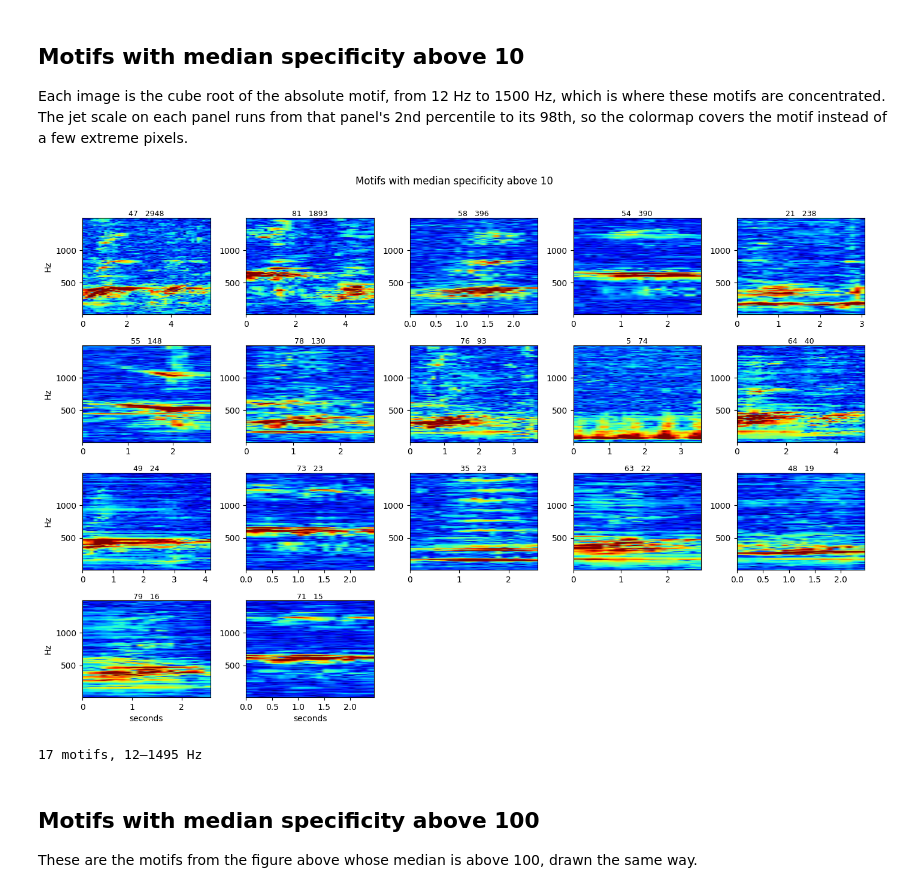
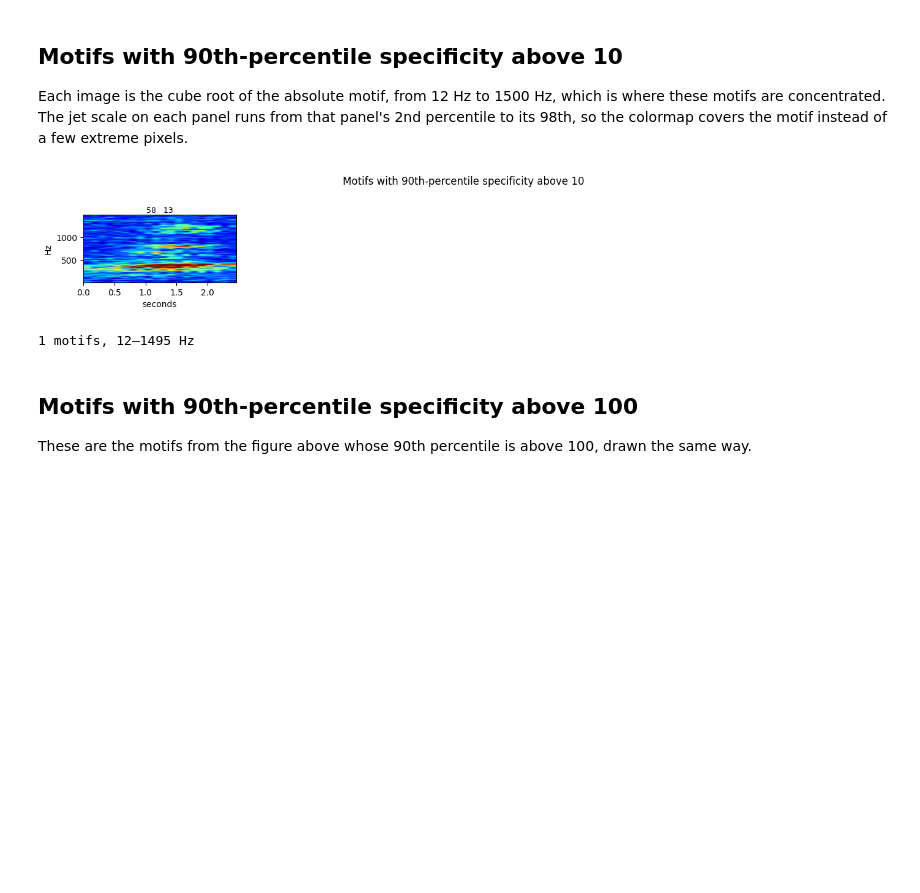
Before and after one commit to dotng14/panMP_whales, a Jupyter notebook: analysis/evaluation/dict276_specificity.ipynb, the cells around one changed output. Drawn from its saved outputs; the diff is of its cells as text; code cells hidden in the pictures; blank space fills up the shorter version.

```diff
--- a/analysis/evaluation/dict276_specificity.ipynb
+++ b/analysis/evaluation/dict276_specificity.ipynb
@@ -24,6 +24,7 @@ from analysis.evaluation.core import (
     _dot_products,
     _gaussian_smooth,
     _local_maxima,
+    _shift_scale_dots,
     _stitch,
     _whitened_dir,
 )
@@ -31,18 +32,18 @@ from analysis.GPL_Python.gpl_outputs import display_from_spwhiten
 from analysis.dict_learning.code.io import discover_windows
 
 result = evaluate_dictionary()
-medians = result["specificity_median"]
+percentiles = result["specificity_p90"]
 distributions = result["specificity"]
 sigmas = result["k"]
-ids = np.array(sorted(medians))
-values = np.array([medians[int(i)] for i in ids])
+ids = np.array(sorted(percentiles))
+values = np.array([percentiles[int(i)] for i in ids])
 print(result["wav"])
 print(
     f"coverage {result['coverage']:.3f}   over-coverage {result['over_coverage']:.2f}   "
-    f"m {result['m']}   motifs {len(values)}"
+    f"motifs {len(values)}"
 )
 print(
-    f"median specificity  min {np.nanmin(values):.3f}   "
+    f"90th-percentile specificity  min {np.nanmin(values):.3f}   "
     f"median {np.nanmedian(values):.3f}   max {np.nanmax(values):.3f}"
 )
 # %% [output]
@@ -79,9 +80,9 @@ if positive.max() > 10 * positive.min():
     ax.set_xscale("log")
 center = float(np.median(positive))
 ax.axvline(center, color="0.15", ls="--", lw=1, label=f"median {center:.2f}")
-ax.set_xlabel("median of the filtered specificity distribution")
+ax.set_xlabel("90th percentile of the specificity distribution")
 ax.set_ylabel("motifs")
-ax.set_title("Distribution of motif medians")
+ax.set_title("Distribution of motif 90th percentiles")
 ax.legend()
 fig.tight_layout()
 plt.show()
@@ -108,7 +109,7 @@ chosen = [("high", high_id), ("medium", medium_id), ("low", low_id)]
 for label, motif_id in chosen:
     print(
         f"{label:6s}  motif {motif_id:3d}  k={sigmas[motif_id]:.0f}  "
-        f"median={medians[motif_id]:.3f}  n={len(distributions[motif_id])}"
+        f"p90={percentiles[motif_id]:.3f}  n={len(distributions[motif_id])}"
     )
 
 spectrogram, _offset = _stitch(_whitened_dir(DEFAULT_CATALOG, DEFAULT_WAV))
@@ -118,19 +119,20 @@ n_samples = 3
 
 fig, axes = plt.subplots(len(chosen), 1 + n_samples, figsize=(13, 8), gridspec_kw={"width_ratios": [1.1, 1, 1, 1]})
 for row, (label, motif_id) in enumerate(chosen):
-    dots = _dot_products(spectrogram, np.load(paths[motif_id]))
+    dots = _shift_scale_dots(
+        _dot_products(spectrogram, np.load(paths[motif_id])), float(result["shift_sigma"])
+    )
     sigma = float(sigmas[motif_id])
     smoothed = _gaussian_smooth(dots, sigma)
     peaks = _local_maxima(dots)
     raw = dots[peaks] / smoothed[peaks]
     usable = np.isfinite(raw)
     peaks, raw = peaks[usable], raw[usable]
-    kept_peaks = peaks[raw >= np.max(raw) / float(result["m"])]
-    samples = kept_peaks[np.argsort(dots[kept_peaks])[::-1]][:n_samples]
+    samples = peaks[np.argsort(dots[peaks])[::-1]][:n_samples]
     ax_hist = axes[row, 0]
     ax_hist.hist(distributions[motif_id], bins=15, color="C0", edgecolor="white")
-    ax_hist.axvline(medians[motif_id], color="0.15", ls="--", lw=1)
-    ax_hist.set_title(f"{label} motif {motif_id}\nmedian {medians[motif_id]:.2f}")
+    ax_hist.axvline(percentiles[motif_id], color="0.15", ls="--", lw=1)
+    ax_hist.set_title(f"{label} motif {motif_id}\np90 {percentiles[motif_id]:.2f}")
     ax_hist.set_ylabel("local maxima")
     half = max(int(3 * sigma), 40)
     for col, t_star in enumerate(samples):
@@ -160,5 +162,5 @@ low     motif  13  k=11  median=0.942  n=1194
 # %% [markdown]
-## Motifs with median specificity above 10
+## Motifs with 90th-percentile specificity above 10
 
 Each image is the cube root of the absolute motif, from 12 Hz to 1500 Hz, which is where these motifs are concentrated. The jet scale on each panel runs from that panel's 2nd percentile to its 98th, so the colormap covers the motif instead of a few extreme pixels.
 # %%
@@ -178,39 +180,39 @@ def draw_motifs(motif_ids, title):
     if len(motif_ids) == 0:
         print(f"{title}: none")
         return
     ncols = 5
     nrows = int(np.ceil(len(motif_ids) / ncols))
     fig, axes = plt.subplots(nrows, ncols, figsize=(14, 2.3 * nrows))
     axes = np.atleast_2d(axes)
     for panel, motif_id in enumerate(motif_ids):
         r, c = divmod(panel, ncols)
         ax = axes[r, c]
         atom = np.load(paths[int(motif_id)])
         shown = display_from_spwhiten(atom)[band_lo:band_hi]
         lo, hi = np.percentile(shown, [2, 98])
         if not np.isfinite(lo) or hi <= lo:
             lo, hi = float(np.min(shown)), float(np.max(shown))
         extent = [0.0, atom.shape[1] * sec_per_bin, f_lo, f_hi]
         ax.imshow(shown, origin="lower", aspect="auto", cmap="jet", vmin=lo, vmax=hi, extent=extent)
-        ax.set_title(f"{int(motif_id)}   {medians[int(motif_id)]:.0f}", fontsize=9, pad=2)
+        ax.set_title(f"{int(motif_id)}   {percentiles[int(motif_id)]:.0f}", fontsize=9, pad=2)
         if c == 0:
             ax.set_ylabel("Hz")
         if r == nrows - 1:
             ax.set_xlabel("seconds")
     for panel in range(len(motif_ids), nrows * ncols):
         r, c = divmod(panel, ncols)
         axes[r, c].axis("off")
     fig.suptitle(title, y=1.01)
     fig.tight_layout()
     plt.show()
     print(f"{len(motif_ids)} motifs, {f_lo:.0f}–{f_hi:.0f} Hz")
 
-draw_motifs(selected, "Motifs with median specificity above 10")
+draw_motifs(selected, "Motifs with 90th-percentile specificity above 10")
 # %% [output]
-[figure, old version]
+[figure, new version]
-17 motifs, 12–1495 Hz
+1 motifs, 12–1495 Hz
 # %% [markdown]
-## Motifs with median specificity above 100
+## Motifs with 90th-percentile specificity above 100
 
-These are the motifs from the figure above whose median is above 100, drawn the same way.
+These are the motifs from the figure above whose 90th percentile is above 100, drawn the same way.
 # %%
```
Also changed, not shown: parts of 9 cells of this notebook, 15 other files.
